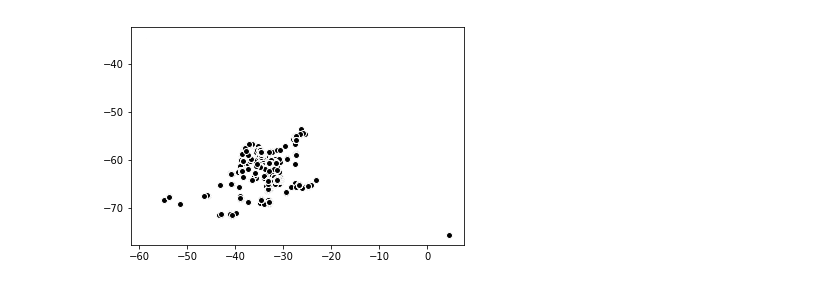
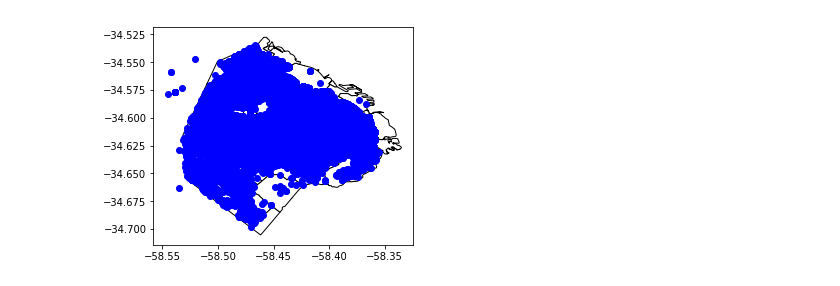
Before and after one commit to GabrielCasal/Digital_House, a Jupyter notebook: TP - SP.ipynb, the cells around one changed output. Cells and saved outputs as stored; diff of their text form; code cells hidden in the pictures.

```diff
--- a/TP - SP.ipynb
+++ b/TP - SP.ipynb
@@ -268,0 +30,14 @@ newdf_caba['coordinates'] = newdf_caba['coordinates'].apply(Point)
+# %%
+data_properatti = pd.read_csv("properatti.csv")
+
+d = {'state_name': data_properatti['state_name'],
+     'lat': data_properatti['lat'],
+     'lon': data_properatti['lon'],
+     'price': data_properatti['price_aprox_usd'] }
+
+newdf = pd.DataFrame(d)
+df_caba = newdf[newdf['state_name'] == "Capital Federal"] # Filtramos solo con Capital Federal
+df_caba = df_caba[df_caba["lon"] > -59] # Sacamos algunos outliers
+df_caba = df_caba.reset_index(drop=True) # Reseteamos los index
+
+df_caba.head()
@@ -269,6 +51,9 @@ newdf_caba['coordinates'] = newdf_caba['coordinates'].apply(Point)
 # %%
-crs = {'init': 'epsg:4326'} # esta es la proyección más común
-gdf = geopandas.GeoDataFrame(data=newdf_caba, geometry="coordinates", crs= crs)
+crs = {'init': 'epsg:4326'} # Esta es la proyección más común
+
+df_caba['coordinates'] = list(zip(df_caba['lon'], df_caba['lat']))
+df_caba['coordinates'] = df_caba['coordinates'].apply(Point)
+gdf_caba = geopandas.GeoDataFrame(data=df_caba, geometry="coordinates", crs= crs)
 # %%
 barrios_caba = pd.read_csv('barrios.csv', encoding='latin1')
 barrios_caba['coordinates'] = barrios_caba['WKT'].apply(shapely.wkt.loads)
@@ -276,8 +61,8 @@ barrios_caba = geopandas.GeoDataFrame(barrios_caba, geometry='coordinates', crs=
 # %%
 fig, ax = plt.subplots()
 ax.set_aspect('equal')
-barrios_caba.plot(ax=ax, color='red', edgecolor='white')
-gdf.plot(ax=ax, color='black', edgecolor='white')
+barrios_caba.plot(ax=ax, color='white', edgecolor='black')
+gdf_caba.plot(ax=ax, color='blue')
 plt.show();
 # %% [output]
-[figure, old version]
+[figure, new version]
```
Also changed, not shown: parts of 39 cells of this notebook.
